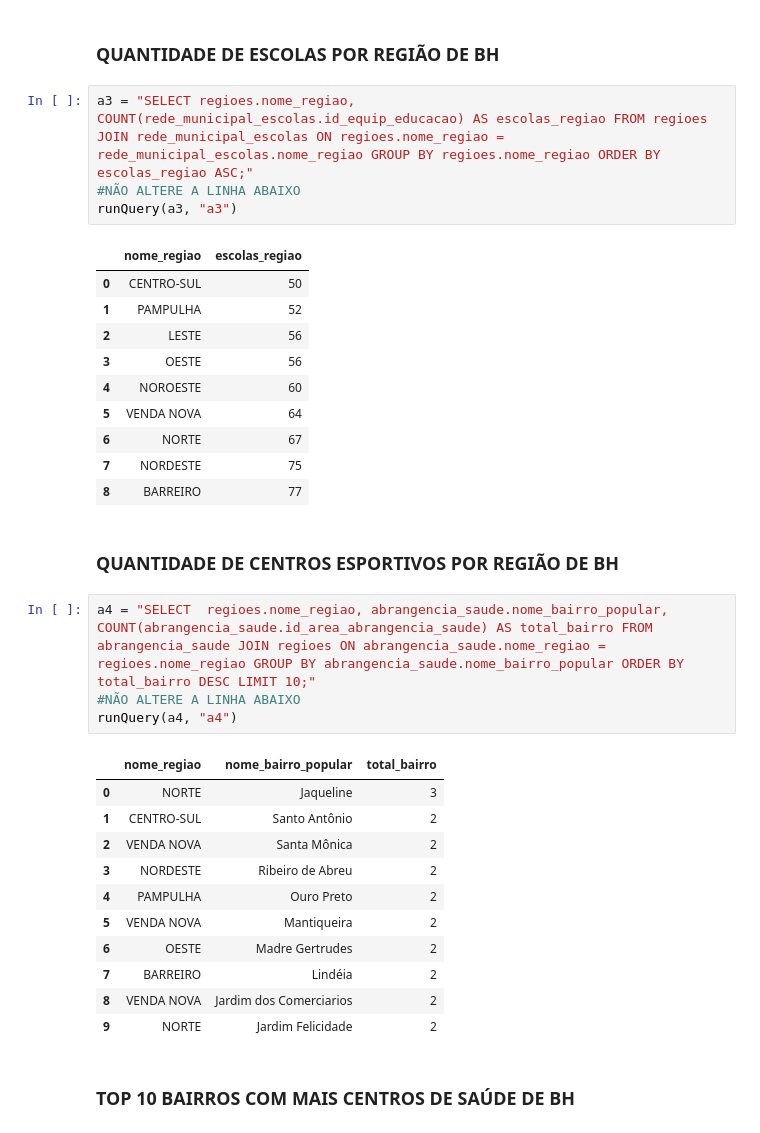
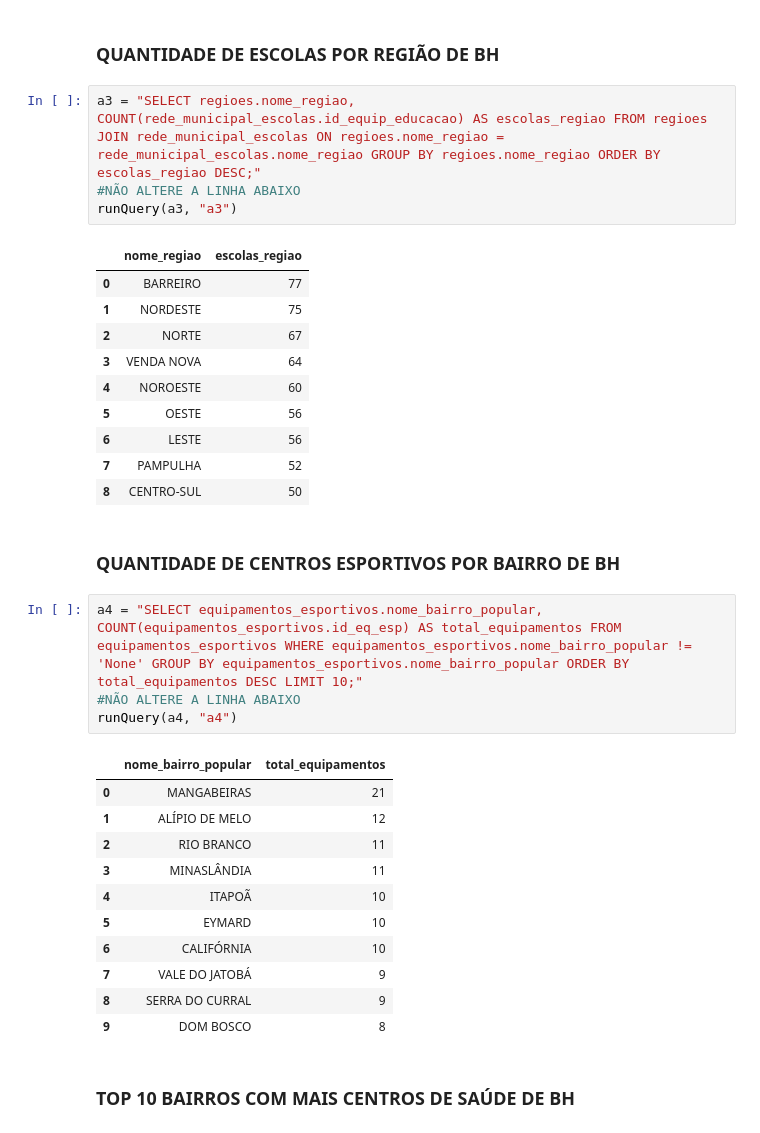
Before and after one commit to lucascassio/TP2-IBD, a Jupyter notebook: TP2.ipynb, the cells around one changed output. Drawn from its saved outputs; the diff is of its cells as text.

```diff
--- a/TP2.ipynb
+++ b/TP2.ipynb
@@ -192,38 +200,38 @@ runQuery(a2, "a2")
 # %% [markdown]
 ### QUANTIDADE DE ESCOLAS POR REGIÃO DE BH
 # %%
-a3 = "SELECT regioes.nome_regiao, COUNT(rede_municipal_escolas.id_equip_educacao) AS escolas_regiao FROM regioes JOIN rede_municipal_escolas ON regioes.nome_regiao = rede_municipal_escolas.nome_regiao GROUP BY regioes.nome_regiao ORDER BY escolas_regiao ASC;"
+a3 = "SELECT regioes.nome_regiao, COUNT(rede_municipal_escolas.id_equip_educacao) AS escolas_regiao FROM regioes JOIN rede_municipal_escolas ON regioes.nome_regiao = rede_municipal_escolas.nome_regiao GROUP BY regioes.nome_regiao ORDER BY escolas_regiao DESC;"
 #NÃO ALTERE A LINHA ABAIXO
 runQuery(a3, "a3")
 # %% [output]
 |  | nome_regiao | escolas_regiao |
-| 0 | CENTRO-SUL | 50 |
-| 1 | PAMPULHA | 52 |
-| 2 | LESTE | 56 |
-| 3 | OESTE | 56 |
+| 0 | BARREIRO | 77 |
+| 1 | NORDESTE | 75 |
+| 2 | NORTE | 67 |
+| 3 | VENDA NOVA | 64 |
 | 4 | NOROESTE | 60 |
-| 5 | VENDA NOVA | 64 |
-| 6 | NORTE | 67 |
-| 7 | NORDESTE | 75 |
-| 8 | BARREIRO | 77 |
+| 5 | OESTE | 56 |
+| 6 | LESTE | 56 |
+| 7 | PAMPULHA | 52 |
+| 8 | CENTRO-SUL | 50 |
 # %% [markdown]
-### QUANTIDADE DE CENTROS ESPORTIVOS POR REGIÃO DE BH
+### QUANTIDADE DE CENTROS ESPORTIVOS POR BAIRRO DE BH
 # %%
-a4 = "SELECT  regioes.nome_regiao, abrangencia_saude.nome_bairro_popular, COUNT(abrangencia_saude.id_area_abrangencia_saude) AS total_bairro FROM abrangencia_saude JOIN regioes ON abrangencia_saude.nome_regiao = regioes.nome_regiao GROUP BY abrangencia_saude.nome_bairro_popular ORDER BY total_bairro DESC LIMIT 10;"
+a4 = "SELECT equipamentos_esportivos.nome_bairro_popular, COUNT(equipamentos_esportivos.id_eq_esp) AS total_equipamentos FROM equipamentos_esportivos WHERE equipamentos_esportivos.nome_bairro_popular != 'None' GROUP BY equipamentos_esportivos.nome_bairro_popular ORDER BY total_equipamentos DESC LIMIT 10;"
 #NÃO ALTERE A LINHA ABAIXO
 runQuery(a4, "a4")
 # %% [output]
-|  | nome_regiao | nome_bairro_popular | total_bairro |
-| 0 | NORTE | Jaqueline | 3 |
-| 1 | CENTRO-SUL | Santo Antônio | 2 |
-| 2 | VENDA NOVA | Santa Mônica | 2 |
-| 3 | NORDESTE | Ribeiro de Abreu | 2 |
-| 4 | PAMPULHA | Ouro Preto | 2 |
-| 5 | VENDA NOVA | Mantiqueira | 2 |
-| 6 | OESTE | Madre Gertrudes | 2 |
-| 7 | BARREIRO | Lindéia | 2 |
-| 8 | VENDA NOVA | Jardim dos Comerciarios | 2 |
-| 9 | NORTE | Jardim Felicidade | 2 |
+|  | nome_bairro_popular | total_equipamentos |
+| 0 | MANGABEIRAS | 21 |
+| 1 | ALÍPIO DE MELO | 12 |
+| 2 | RIO BRANCO | 11 |
+| 3 | MINASLÂNDIA | 11 |
+| 4 | ITAPOÃ | 10 |
+| 5 | EYMARD | 10 |
+| 6 | CALIFÓRNIA | 10 |
+| 7 | VALE DO JATOBÁ | 9 |
+| 8 | SERRA DO CURRAL | 9 |
+| 9 | DOM BOSCO | 8 |
 # %% [markdown]
 ### TOP 10 BAIRROS COM MAIS CENTROS DE SAÚDE DE BH
 # %%
```
Also changed, not shown: parts of 14 cells of this notebook, 10 other files.
